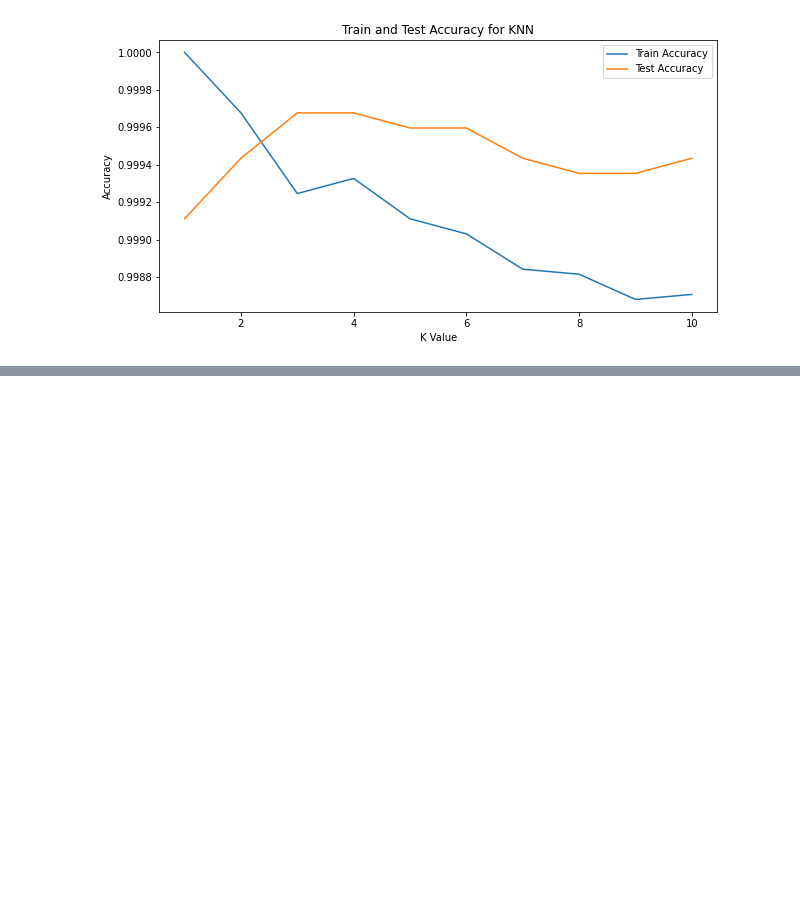
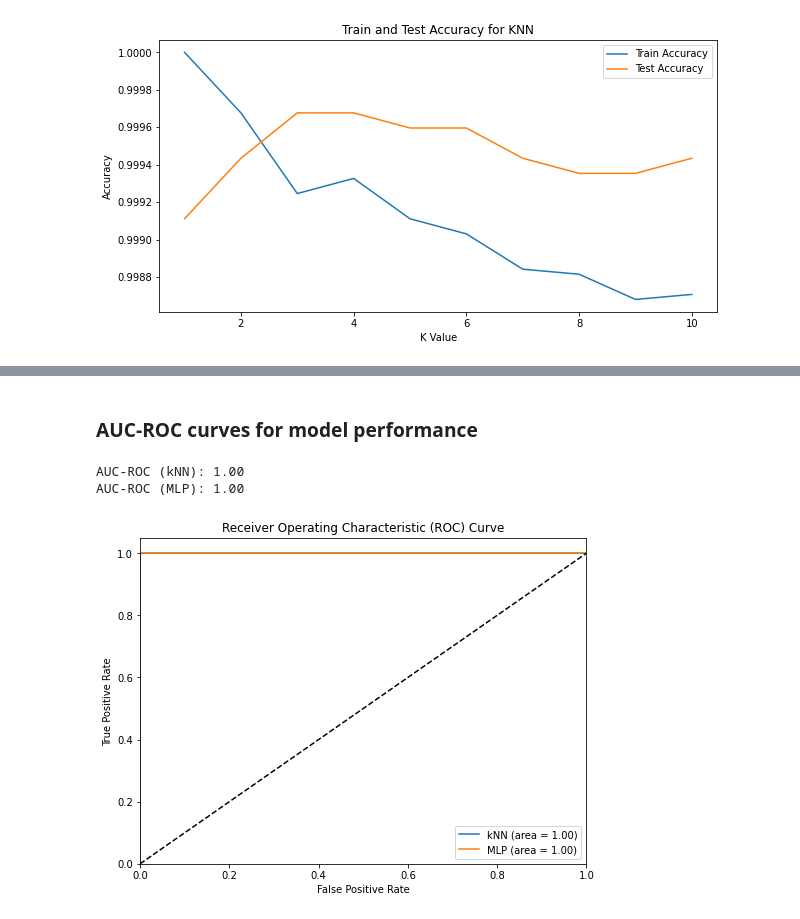
Before and after one commit to salemalhaddad/url-phishing-model, a Jupyter notebook: Cybersecurity AI project.ipynb, the cells around one changed output, grey strips where cells are left out. Cells and saved outputs as stored; diff of their text form; code cells hidden in the pictures; blank space fills up the shorter version.

```diff
--- a/Cybersecurity AI project.ipynb
+++ b/Cybersecurity AI project.ipynb
@@ -543,0 +745,19 @@ plt.show()
+# %%
+from sklearn.neighbors import KNeighborsClassifier
+from sklearn.metrics import accuracy_score
+
+# Define the kNN model
+knn = KNeighborsClassifier(n_neighbors=5)
+
+# Fit the kNN model using the whole training set
+knn.fit(feature1, target1)
+
+# Predictions for the testing set
+y_pred_knn = knn.predict(X_test)
+
+# Calculate the accuracy of the kNN model on the testing set
+test_accuracy_knn = accuracy_score(y_test, y_pred_knn)
+print("Testing set accuracy (kNN): {:.2f}".format(test_accuracy_knn))
+
+# Compare with MLP performance
+print("Testing set accuracy (MLP): {:.2f}".format(test_score))
@@ -543,0 +797,38 @@ plt.show()
+# %% [markdown]
+### AUC-ROC curves for model performance
+# %%
+from sklearn.metrics import roc_auc_score, roc_curve, auc
+import matplotlib.pyplot as plt
+
+# Calculate the probabilities of each class for the testing set
+y_prob_knn = knn.predict_proba(X_test)[:, 1]
+y_prob_mlp = best_mlp.predict_proba(X_test)[:, 1]
+
+# Calculate AUC-ROC scores
+roc_auc_knn = roc_auc_score(y_test, y_prob_knn)
+roc_auc_mlp = roc_auc_score(y_test, y_prob_mlp)
+
+print("AUC-ROC (kNN): {:.2f}".format(roc_auc_knn))
+print("AUC-ROC (MLP): {:.2f}".format(roc_auc_mlp))
+
+# Calculate ROC curve for kNN
+fpr_knn, tpr_knn, _ = roc_curve(y_test, y_prob_knn)
+# Calculate ROC curve for MLP
+fpr_mlp, tpr_mlp, _ = roc_curve(y_test, y_prob_mlp)
+
+# Plot the ROC curve
+plt.figure(figsize=(8, 6))
+plt.plot(fpr_knn, tpr_knn, label='kNN (area = %0.2f)' % roc_auc_knn)
+plt.plot(fpr_mlp, tpr_mlp, label='MLP (area = %0.2f)' % roc_auc_mlp)
+plt.plot([0, 1], [0, 1], 'k--')  # random predictions curve
+plt.xlim([0.0, 1.0])
+plt.ylim([0.0, 1.05])
+plt.xlabel('False Positive Rate')
+plt.ylabel('True Positive Rate')
+plt.title('Receiver Operating Characteristic (ROC) Curve')
+plt.legend(loc="lower right")
+plt.show()
+# %% [output]
+AUC-ROC (kNN): 1.00
+AUC-ROC (MLP): 1.00
+[figure, added]
```
Also changed, not shown: parts of 19 cells of this notebook, 1 other file.
